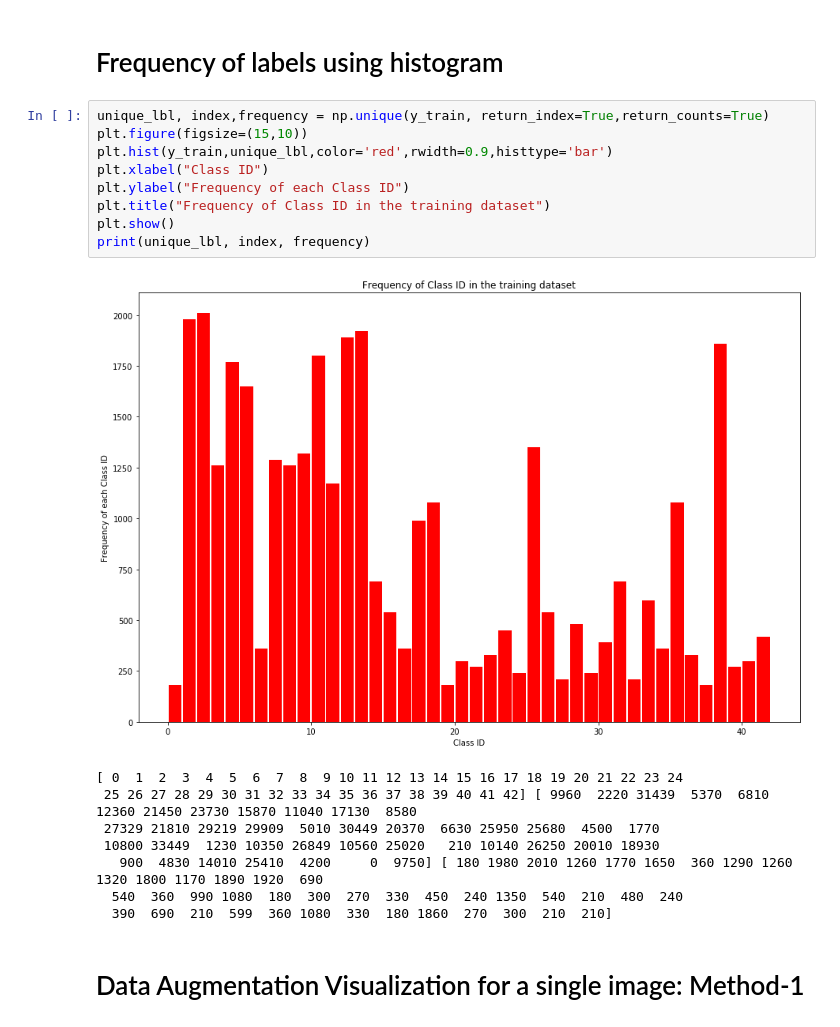
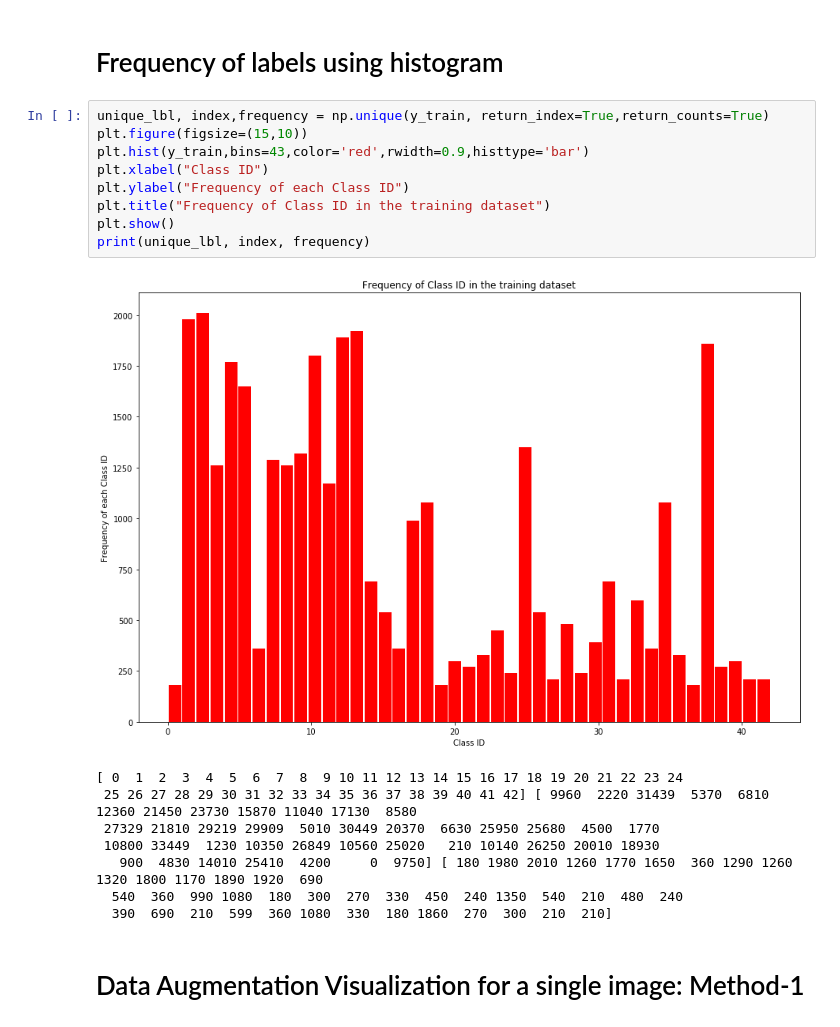
Before and after one commit to aakashkardam/Traffic_Sign_Classifier_Udacity_Project_3, a Jupyter notebook: Traffic_Sign_Classifier.ipynb, the cells around one changed output. Drawn from its saved outputs; the diff is of its cells as text.

```diff
--- a/Traffic_Sign_Classifier.ipynb
+++ b/Traffic_Sign_Classifier.ipynb
@@ -114,14 +114,14 @@ for a in ax:
 # %%
 unique_lbl, index,frequency = np.unique(y_train, return_index=True,return_counts=True)
 plt.figure(figsize=(15,10))
-plt.hist(y_train,unique_lbl,color='red',rwidth=0.9,histtype='bar')
+plt.hist(y_train,bins=43,color='red',rwidth=0.9,histtype='bar')
 plt.xlabel("Class ID")
 plt.ylabel("Frequency of each Class ID")
 plt.title("Frequency of Class ID in the training dataset")
 plt.show()
 print(unique_lbl, index, frequency)
 # %% [output]
-[figure, old version]
+[figure, new version]
 [ 0  1  2  3  4  5  6  7  8  9 10 11 12 13 14 15 16 17 18 19 20 21 22 23 24
  25 26 27 28 29 30 31 32 33 34 35 36 37 38 39 40 41 42] [ 9960  2220 31439  5370  6810 12360 21450 23730 15870 11040 17130  8580
  27329 21810 29219 29909  5010 30449 20370  6630 25950 25680  4500  1770
```
Also changed, not shown: parts of 12 cells of this notebook.
